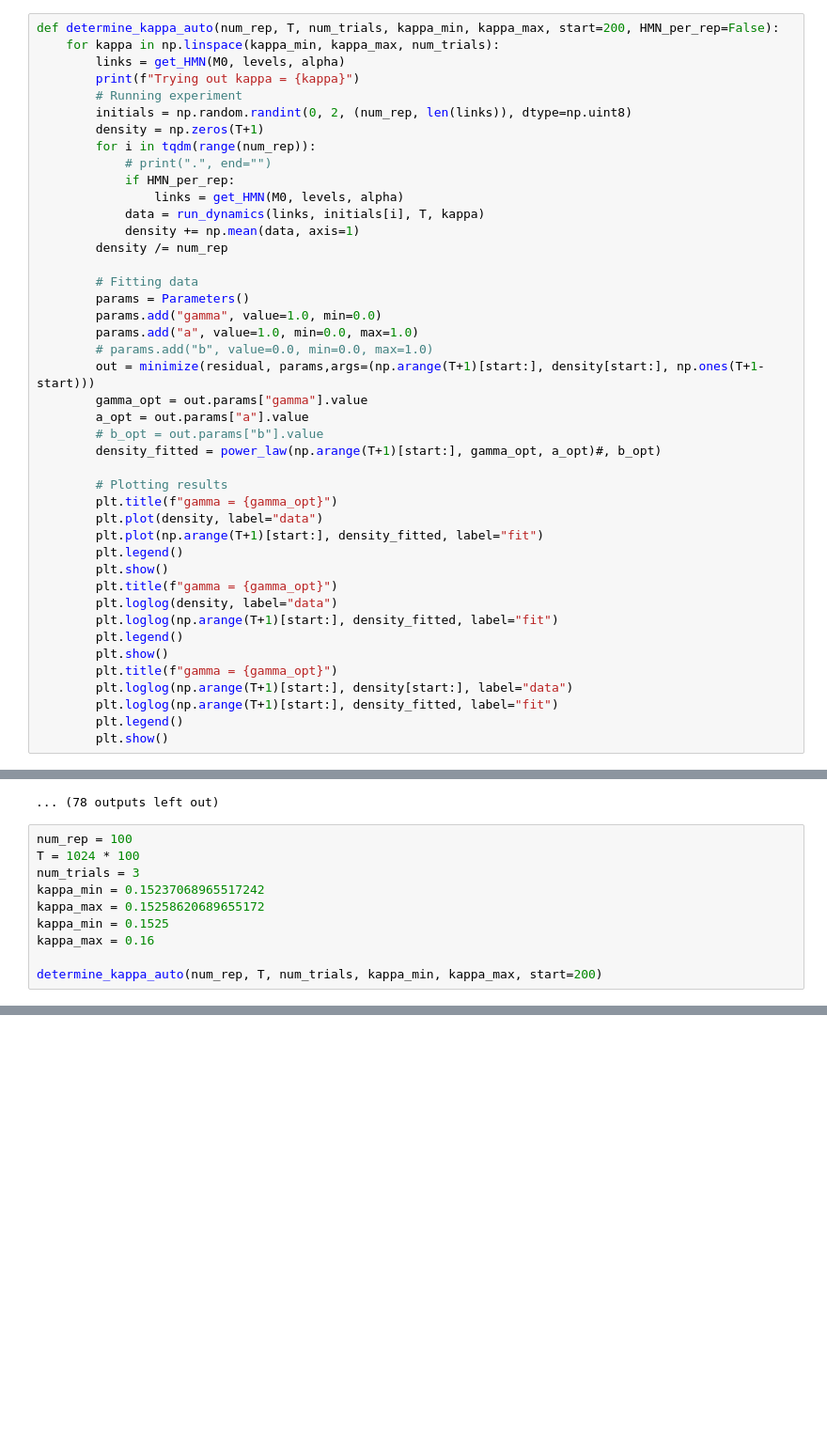
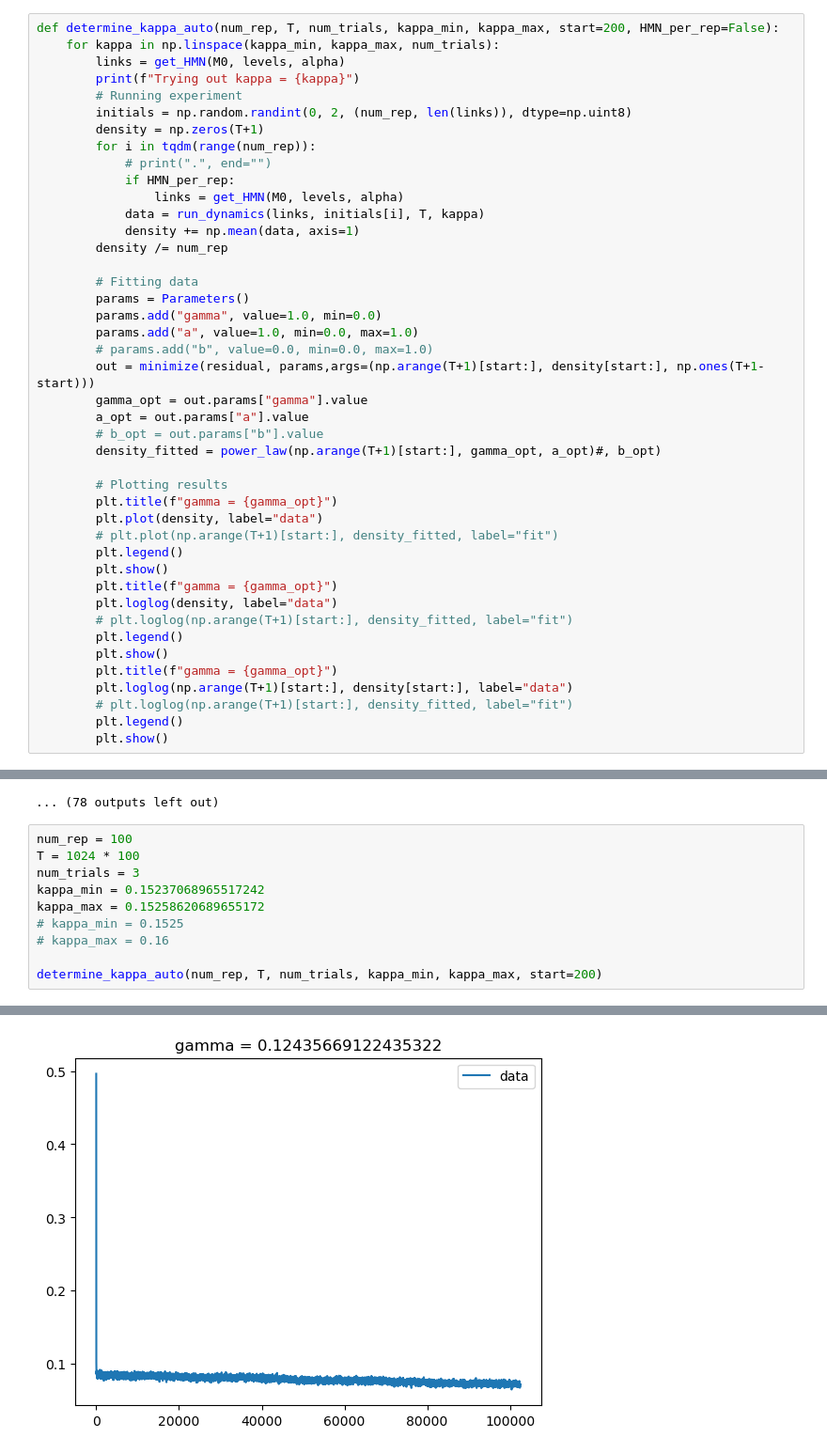
Before and after one commit to leon-marx/pmls, a Jupyter notebook: get_kappa_crit.ipynb, the cells around one changed output, grey strips where cells are left out. Shown at 94% size. Saved outputs shown, nothing was run; the diff lists cells and outputs as text; blank space fills up the shorter version.

```diff
--- a/get_kappa_crit.ipynb
+++ b/get_kappa_crit.ipynb
@@ -107,17 +107,17 @@ def determine_kappa_auto(num_rep, T, num_trials, kappa_min, kappa_max, start=200
         # Plotting results
         plt.title(f"gamma = {gamma_opt}")
         plt.plot(density, label="data")
-        plt.plot(np.arange(T+1)[start:], density_fitted, label="fit")
+        # plt.plot(np.arange(T+1)[start:], density_fitted, label="fit")
         plt.legend()
         plt.show()
         plt.title(f"gamma = {gamma_opt}")
         plt.loglog(density, label="data")
-        plt.loglog(np.arange(T+1)[start:], density_fitted, label="fit")
+        # plt.loglog(np.arange(T+1)[start:], density_fitted, label="fit")
         plt.legend()
         plt.show()
         plt.title(f"gamma = {gamma_opt}")
         plt.loglog(np.arange(T+1)[start:], density[start:], label="data")
-        plt.loglog(np.arange(T+1)[start:], density_fitted, label="fit")
+        # plt.loglog(np.arange(T+1)[start:], density_fitted, label="fit")
         plt.legend()
         plt.show()
 # %%
@@ -192,8 +192,8 @@ T = 1024 * 100
 num_trials = 3
 kappa_min = 0.15237068965517242
 kappa_max = 0.15258620689655172
-kappa_min = 0.1525
-kappa_max = 0.16
+# kappa_min = 0.1525
+# kappa_max = 0.16
 
 determine_kappa_auto(num_rep, T, num_trials, kappa_min, kappa_max, start=200)
 # %% [output]
@@ -200,0 +201 @@ Trying out kappa = 0.1525
+[figure, added]
```
Also changed, not shown: parts of 1 cell of this notebook, 5 other files.
